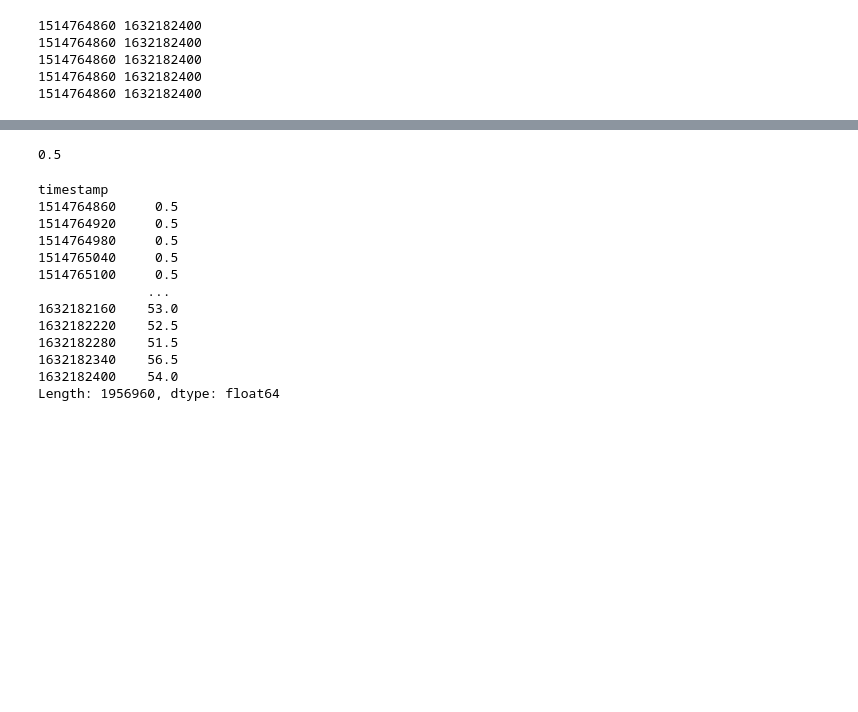
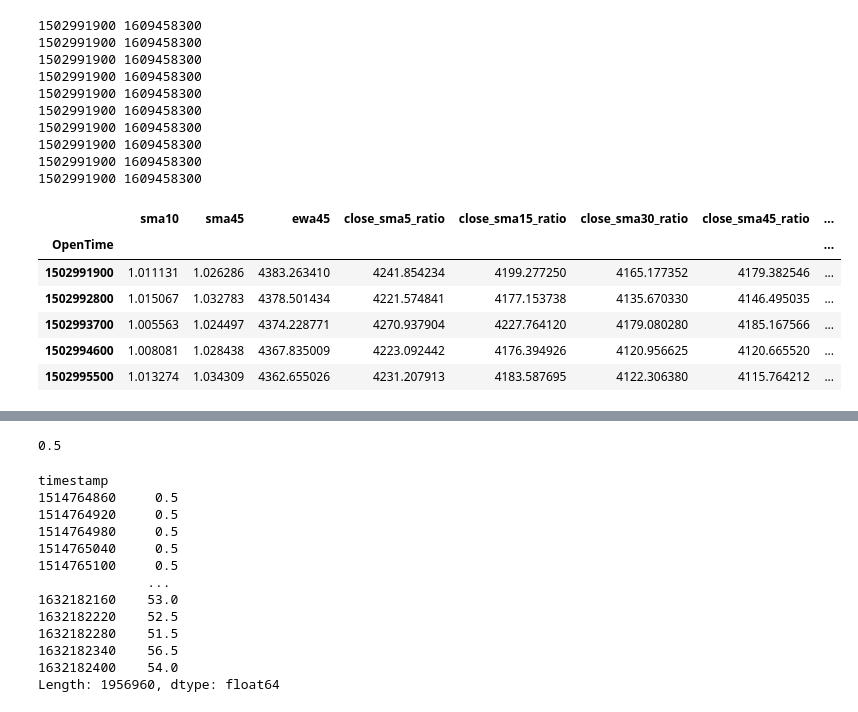
Before and after one commit to tsugumi-sys/crypto_model, a Jupyter notebook: EDA/evaluate.ipynb, the cells around one changed output, grey strips where cells are left out. Saved outputs shown, nothing was run; the diff lists cells and outputs as text; code cells hidden in the pictures; blank space fills up the shorter version.

```diff
--- a/EDA/evaluate.ipynb
+++ b/EDA/evaluate.ipynb
@@ -1,31 +1,51 @@
 # %%
 import os
 import pandas as pd
 import matplotlib.pyplot as plt
 import seaborn as sns
 
-dir_name = "../data/evaluate/Bitcoin/"
+dir_name = "../data/evaluate/BTCUSDT/"
 senarios = os.listdir(dir_name)
 folds = {}
+buy_filenames = []
+sell_filenames = []
 
 for s in senarios:
     filenames = os.listdir(os.path.join(dir_name, s))
     filenames.sort()
-    folds[s] = filenames
+    folds[s] = {}
+    folds[s]["buy"] = [f for f in filenames if "buy" in f]
+    folds[s]["sell"] = [f for f in filenames if "sell" in f]
+
 
 for s in senarios:
-    df = pd.DataFrame()
-    for f in folds[s]:
-        _df = pd.read_parquet(os.path.join(dir_name, s, f), engine="pyarrow")
-        df = df.append(_df)
+    for buy_sell in ["buy", "sell"]:
+        df = pd.DataFrame()
+        for f in folds[s][buy_sell]:
+            _df = pd.read_parquet(os.path.join(dir_name, s, f), engine="pyarrow")
+            df = df.append(_df)
 
-    print(df.index[0], df.index[-1])
+        print(df.index[0], df.index[-1])
+
+df.head()
 # %% [output]
-1514764860 1632182400
-1514764860 1632182400
-1514764860 1632182400
-1514764860 1632182400
-1514764860 1632182400
+1502991900 1609458300
+1502991900 1609458300
+1502991900 1609458300
+1502991900 1609458300
+1502991900 1609458300
+1502991900 1609458300
+1502991900 1609458300
+1502991900 1609458300
+1502991900 1609458300
+1502991900 1609458300
+|  | sma10 | sma45 | ewa45 | close_sma5_ratio | close_sma15_ratio | close_sma30_ratio | close_sma45_ratio | ... |
+| OpenTime |  |  |  |  |  |  |  | ... |
+| 1502991900 | 1.011131 | 1.026286 | 4383.263410 | 4241.854234 | 4199.277250 | 4165.177352 | 4179.382546 | ... |
+| 1502992800 | 1.015067 | 1.032783 | 4378.501434 | 4221.574841 | 4177.153738 | 4135.670330 | 4146.495035 | ... |
+| 1502993700 | 1.005563 | 1.024497 | 4374.228771 | 4270.937904 | 4227.764120 | 4179.080280 | 4185.167566 | ... |
+| 1502994600 | 1.008081 | 1.028438 | 4367.835009 | 4223.092442 | 4176.394926 | 4120.956625 | 4120.665520 | ... |
+| 1502995500 | 1.013274 | 1.034309 | 4362.655026 | 4231.207913 | 4183.587695 | 4122.306380 | 4115.764212 | ... |
 # %%
 df.describe()
 # %% [output]
```
Also changed, not shown: parts of 6 cells of this notebook, 10 other files.
